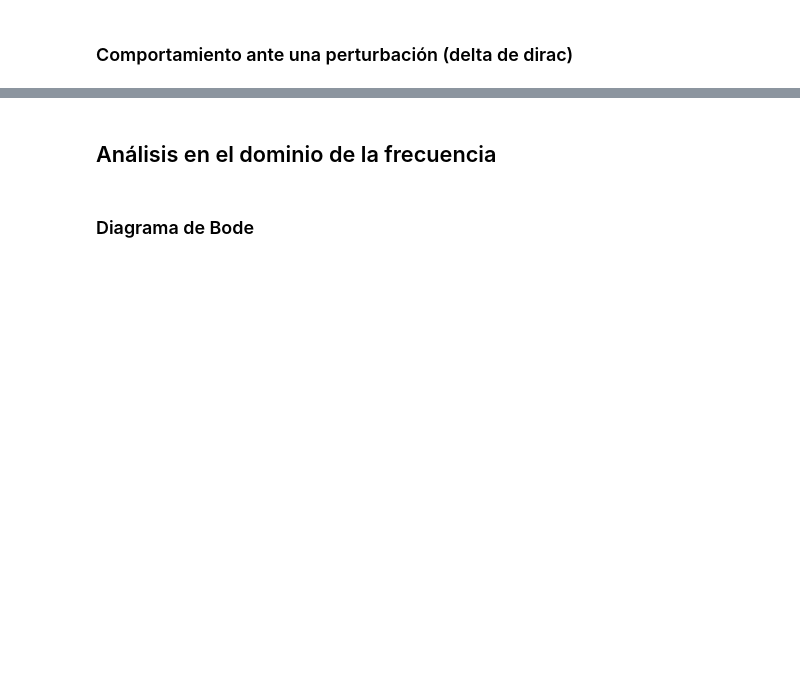
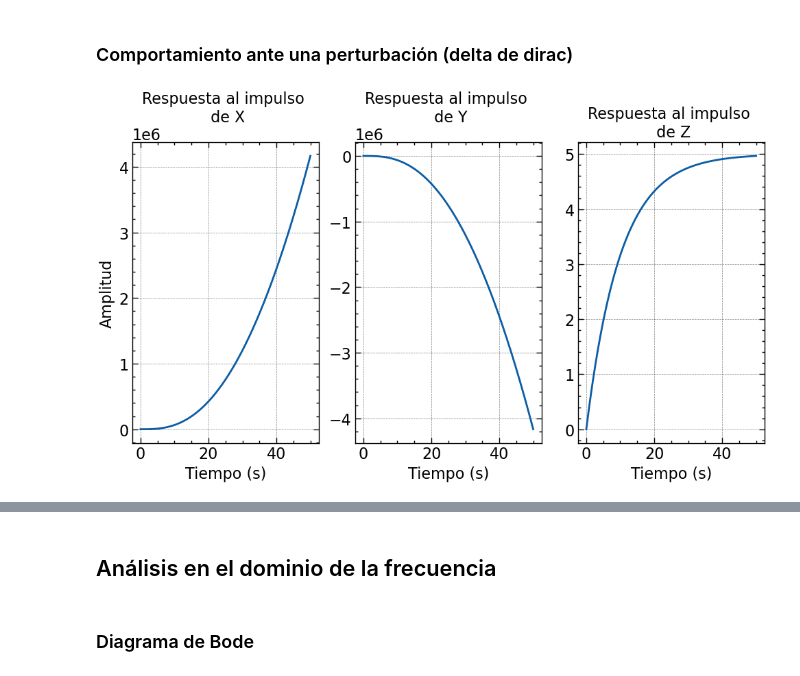
Before and after one commit to physicsIS/quadcopter, a Jupyter notebook: math_model.ipynb, the cells around one changed output, grey strips where cells are left out. Cells and saved outputs as stored; diff of their text form; code cells hidden in the pictures; blank space fills up the shorter version.

```diff
--- a/math_model.ipynb
+++ b/math_model.ipynb
@@ -488,2 +556,21 @@ display(G_matrix)
 # %% [markdown]
 ### Comportamiento ante una perturbación (delta de dirac)
+# %%
+t = np.linspace(0, 50, 5000)
+t, x = ctl.impulse_response(G[0][2],T=t)
+t,y = ctl.impulse_response(G[2][1],T=t)
+t,z = ctl.impulse_response(G[4][0],T=t)
+
+response = [x,y,z]
+response_labels = ['X', 'Y', 'Z']
+fig, ax = plt.subplots(1,3,figsize=(10, 6))
+for i in range(3):
+	ax[i].plot(t, response[i], label='Respuesta al impulso')
+	ax[i].set_title(f'Respuesta al impulso \n de {response_labels[i]}')
+	ax[i].set_xlabel('Tiempo (s)')
+ax[0].set_ylabel('Amplitud')
+
+fig.tight_layout()
+fig.savefig("impulse_responses_position.png", dpi=300)
+# %% [output]
+[figure, added]
```
Also changed, not shown: parts of 6 cells of this notebook, 4 other files.
